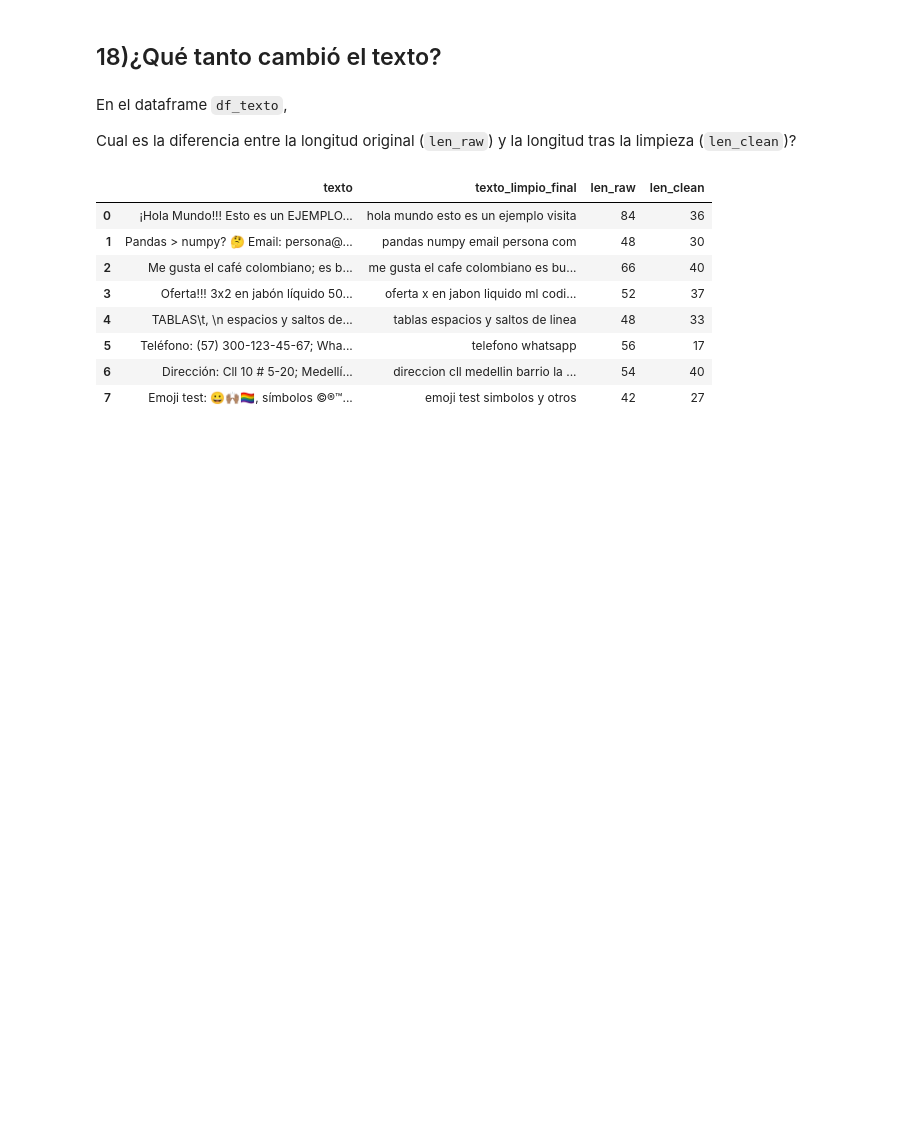
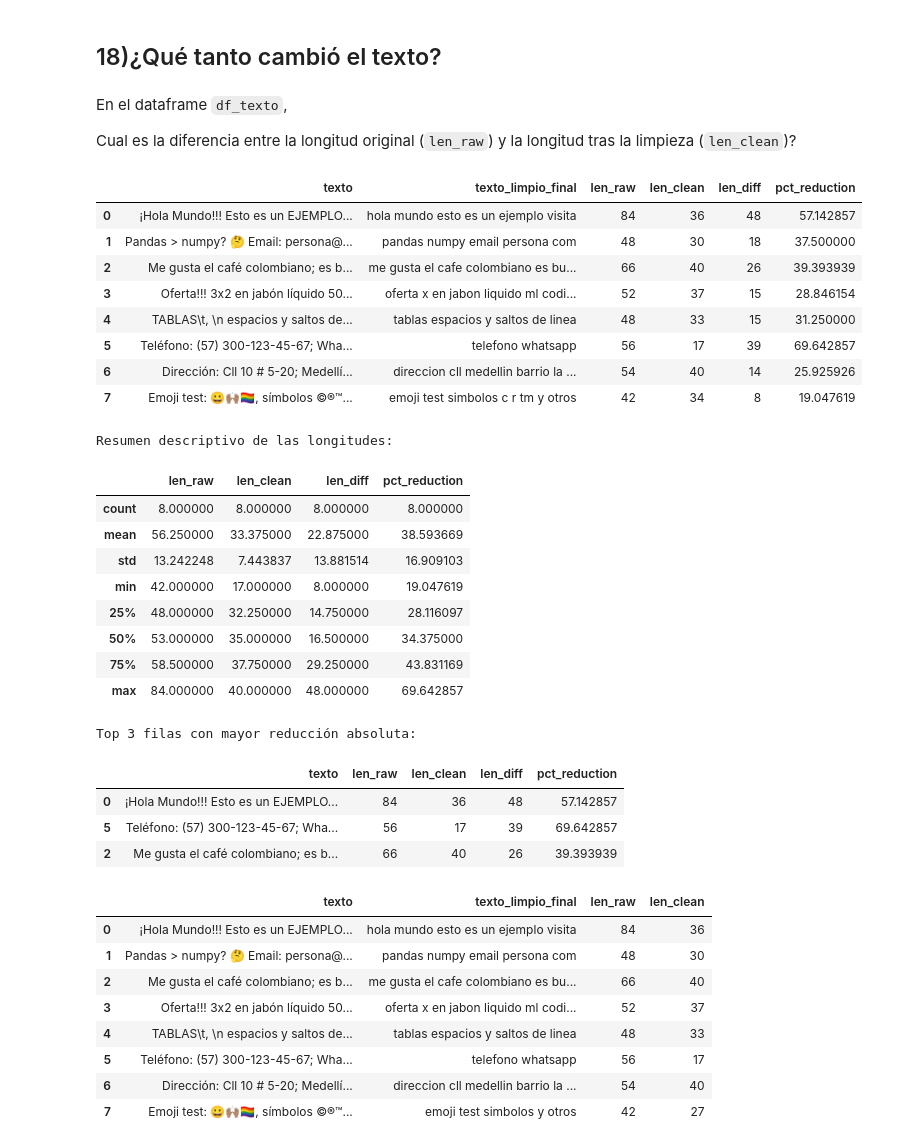
Before and after one commit to ivanvelasco19/template-data-science-container, a Jupyter notebook: notebooks/Practica_Limpieza_Texto.ipynb, the cells around one changed output. Cells and saved outputs as stored; diff of their text form; code cells hidden in the pictures; blank space fills up the shorter version.

Commit message:
finalizado hasta el 18

```diff
--- a/notebooks/Practica_Limpieza_Texto.ipynb
+++ b/notebooks/Practica_Limpieza_Texto.ipynb
@@ -1028,7 +1101,57 @@ En el dataframe `df_texto`,
 
 Cual es la diferencia entre la longitud original (`len_raw`) y la longitud tras la limpieza (`len_clean`)?
 # %%
-# Copie su código aca
+# Ejercicio 18: Diferencia de longitudes antes y después de la limpieza
+# len_raw: longitud del texto original
+# len_clean: longitud del texto tras aplicar limpia_basica (texto_limpio_final)
+# len_diff: len_raw - len_clean
+
+# Asegurarnos de que las columnas de texto existen (si no, recrear df_texto o ejecutar celdas previas)
+# Convertir a str por si hay NaN
+df_texto['len_raw'] = df_texto['texto'].astype(str).str.len()
+df_texto['len_clean'] = df_texto['texto_limpio_final'].astype(str).str.len()
+
+df_texto['len_diff'] = df_texto['len_raw'] - df_texto['len_clean']
+# Opcional: porcentaje de reducción (evitar división por cero)
+df_texto['pct_reduction'] = df_texto.apply(lambda r: (r['len_diff'] / r['len_raw'] * 100) if r['len_raw']>0 else 0, axis=1)
+
+# Mostrar resultados por fila y un resumen estadístico
+display(df_texto[['texto', 'texto_limpio_final', 'len_raw', 'len_clean', 'len_diff', 'pct_reduction']])
+
+print('\nResumen descriptivo de las longitudes:')
+display(df_texto[['len_raw','len_clean','len_diff','pct_reduction']].describe())
+
+# Mostrar los casos con mayor reducción
+print('\nTop 3 filas con mayor reducción absoluta:')
+display(df_texto.sort_values('len_diff', ascending=False).head(3)[['texto','len_raw','len_clean','len_diff','pct_reduction']])
+
+# Guardar resultado en parquet (opcional comentado)
+# df_texto.to_parquet('df_texto_limpio.parquet', index=False)
+# %% [output]
+|  | texto | texto_limpio_final | len_raw | len_clean | len_diff | pct_reduction |
+| 0 | ¡Hola Mundo!!! Esto es un EJEMPLO... | hola mundo esto es un ejemplo visita | 84 | 36 | 48 | 57.142857 |
+| 1 | Pandas > numpy? 🤔 Email: persona@... | pandas numpy email persona com | 48 | 30 | 18 | 37.500000 |
+| 2 | Me gusta el café colombiano; es b... | me gusta el cafe colombiano es bu... | 66 | 40 | 26 | 39.393939 |
+| 3 | Oferta!!! 3x2 en jabón líquido 50... | oferta x en jabon liquido ml codi... | 52 | 37 | 15 | 28.846154 |
+| 4 | TABLAS\t, \n espacios y saltos de... | tablas espacios y saltos de linea | 48 | 33 | 15 | 31.250000 |
+| 5 | Teléfono: (57) 300-123-45-67; Wha... | telefono whatsapp | 56 | 17 | 39 | 69.642857 |
+| 6 | Dirección: Cll 10 # 5-20; Medellí... | direccion cll medellin barrio la ... | 54 | 40 | 14 | 25.925926 |
+| 7 | Emoji test: 😀🙌🏽🏳️‍🌈, símbolos ©®™... | emoji test simbolos c r tm y otros | 42 | 34 | 8 | 19.047619 |
+Resumen descriptivo de las longitudes:
+|  | len_raw | len_clean | len_diff | pct_reduction |
+| count | 8.000000 | 8.000000 | 8.000000 | 8.000000 |
+| mean | 56.250000 | 33.375000 | 22.875000 | 38.593669 |
+| std | 13.242248 | 7.443837 | 13.881514 | 16.909103 |
+| min | 42.000000 | 17.000000 | 8.000000 | 19.047619 |
+| 25% | 48.000000 | 32.250000 | 14.750000 | 28.116097 |
+| 50% | 53.000000 | 35.000000 | 16.500000 | 34.375000 |
+| 75% | 58.500000 | 37.750000 | 29.250000 | 43.831169 |
+| max | 84.000000 | 40.000000 | 48.000000 | 69.642857 |
+Top 3 filas con mayor reducción absoluta:
+|  | texto | len_raw | len_clean | len_diff | pct_reduction |
+| 0 | ¡Hola Mundo!!! Esto es un EJEMPLO... | 84 | 36 | 48 | 57.142857 |
+| 5 | Teléfono: (57) 300-123-45-67; Wha... | 56 | 17 | 39 | 69.642857 |
+| 2 | Me gusta el café colombiano; es b... | 66 | 40 | 26 | 39.393939 |
 # %%
 # %% [output]
 |  | texto | texto_limpio_final | len_raw | len_clean |
```
Also changed, not shown: parts of 18 cells of this notebook.
